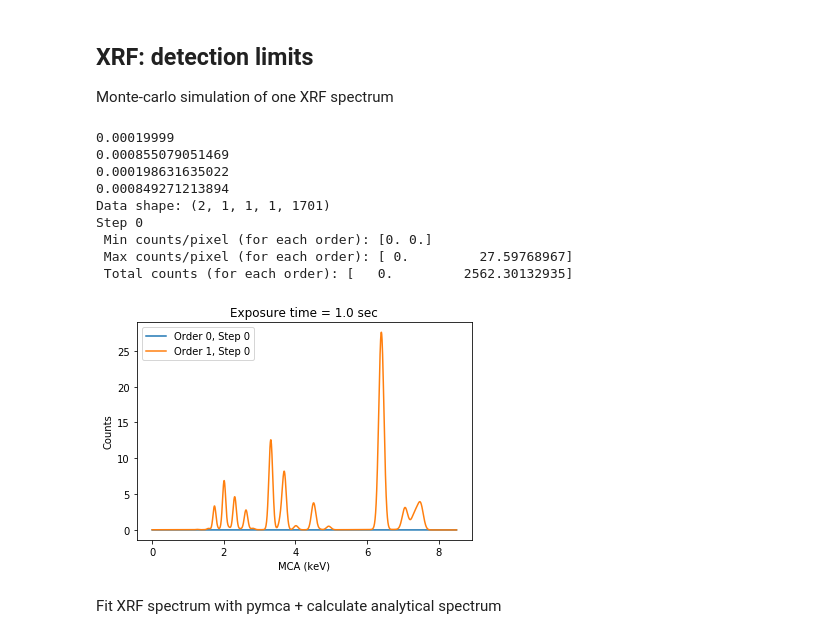
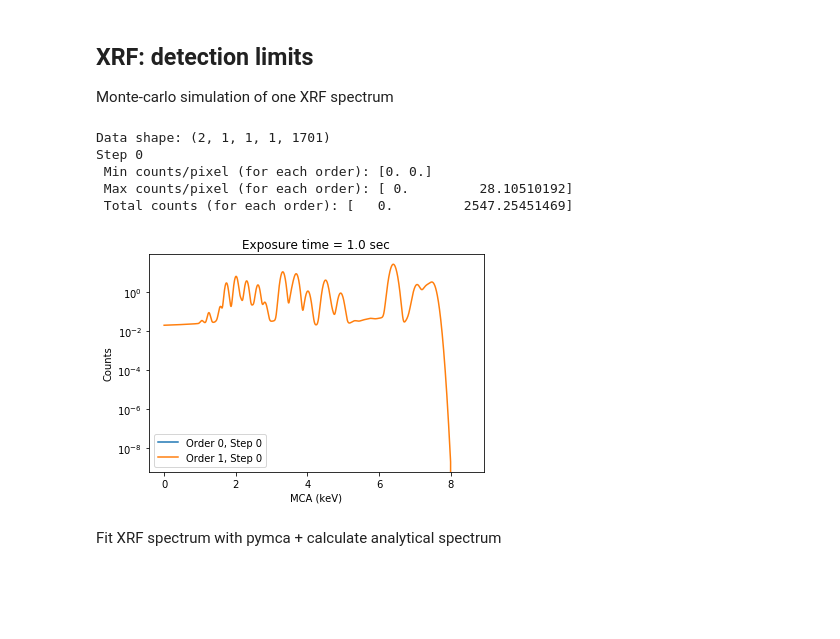
Before and after one commit to woutdenolf/spectrocrunch, a Jupyter notebook: doc/source/tutorials/montecarlo.ipynb, the cells around one changed output. Drawn from its saved outputs; the diff is of its cells as text; code cells hidden in the pictures; blank space fills up the shorter version.

```diff
--- a/doc/source/tutorials/montecarlo.ipynb
+++ b/doc/source/tutorials/montecarlo.ipynb
@@ -223,17 +218,17 @@ def define_sample(geometry, name=None):
                                       extraelements=["Ni","Cl","Cr","Al"])
     elif name == 'cell':
         cell = compoundfromname.compoundfromname('ecoli dry')
-        cell.addelements(['Ti'], [100e-6], types.fraction.mole)
+        cell.addelements(['Ti'], [300e-6], types.fraction.mole)
         frame = compoundfromname.compoundfromname("silicon nitride")
-        foil = compoundfromname.compoundfromname("ultralene")
-        print(cell.elemental_molefractions()['Ti'])
-        print(cell.elemental_molefractions()['Ca'])
-        sample = multilayer.Multilayer(material=[foil, cell, frame],
-                                       thickness=[4.064e-4, 10e-4, 0.2e-4],
+        ultralene = compoundfromname.compoundfromname("ultralene")
+        attenuators = [["SampleCover", ultralene, 4.064e-4],
+                       ["BeamFilter0", ultralene, 4.064e-4]]
+        for k in attenuators:
+            geometry.addattenuator(*k)
+        sample = multilayer.Multilayer(material=[cell, frame],
+                                       thickness=[10e-4, 0.2e-4],
                                        geometry = geometry,
                                        name = 'cell')
-        print(sample.mixlayers().elemental_molefractions()['Ti'])
-        print(sample.mixlayers().elemental_molefractions()['Ca'])
     else:
         c1 = compoundfromname.compoundfromname("hematite")
         c2 = compoundfromformula.CompoundFromFormula("PbSO4",density=6.29)
@@ -283,5 +278,3 @@ def world_addsample(world, sample, fullfield=False):
                        thickness=layer.thickness,
                        dhor=dx, dvert=dy, ohor=ox, overt=oy)
     return sample
-
-define_sample(None, 'cell')
@@ -426,41 +413,38 @@ Monte-carlo simulation of one XRF spectrum
 # %%
 if 'xrf' in experiments:
     path = r'/data/id21/tmp/xrmctest/xrf'
     world = XrmcWorldBuilder(path)
     samplename = 'cell'
     measurement = load_xrf(name=samplename)
     pulseproctime = 0#load_pulseproctime()
     if measurement:
         geometry = measurement['geometry']
         source, pymcahandle = define_source(source=geometry.source, **measurement['source'])
     else:
         source, pymcahandle = define_source()
         geometry = define_xrfgeometry(source=source)
+    pymcahandle.ninteractions = 1
     pymcahandle.sample = define_sample(geometry, name=samplename)
-    geometry = define_xrfgeometry(source=source)
     world_addsource(world, pymcahandle)
     world_addsdd(world, geometry,
                  pulseproctime=pulseproctime,
                  multiplicity=10,
                  convoluted=True)
     world_addsample(world, pymcahandle.sample)
-    data, info = run(world, (1, 10000, ), simulate=True,
-                     ylog=False, plot=True)
+    multiplicity = (0,) + (10000,) * pymcahandle.ninteractions
+    data, info = run(world, multiplicity, simulate=True,
+                     ylog=True, plot=True)
     #ax = plt.gca()
     #ax.set_ylim([0.1, data.max()*10])
-    mc_counts = data[1, 0, 0, 0, :]
+    mc_counts = data[:, 0, 0, 0, :].sum(axis=0)
     mc_energy = info['xenergy']
 # %% [output]
-0.00019999
-0.000855079051469
-0.000198631635022
-0.000849271213894
 Data shape: (2, 1, 1, 1, 1701)
 Step 0
  Min counts/pixel (for each order): [0. 0.]
- Max counts/pixel (for each order): [ 0.         27.59768967]
- Total counts (for each order): [   0.         2562.30132935]
+ Max counts/pixel (for each order): [ 0.         28.10510192]
+ Total counts (for each order): [   0.         2547.25451469]
-[figure, old version]
+[figure, new version]
 # %% [markdown]
 Fit XRF spectrum with pymca + calculate analytical spectrum
 # %%
```
Also changed, not shown: parts of 6 cells of this notebook, 6 other files.
